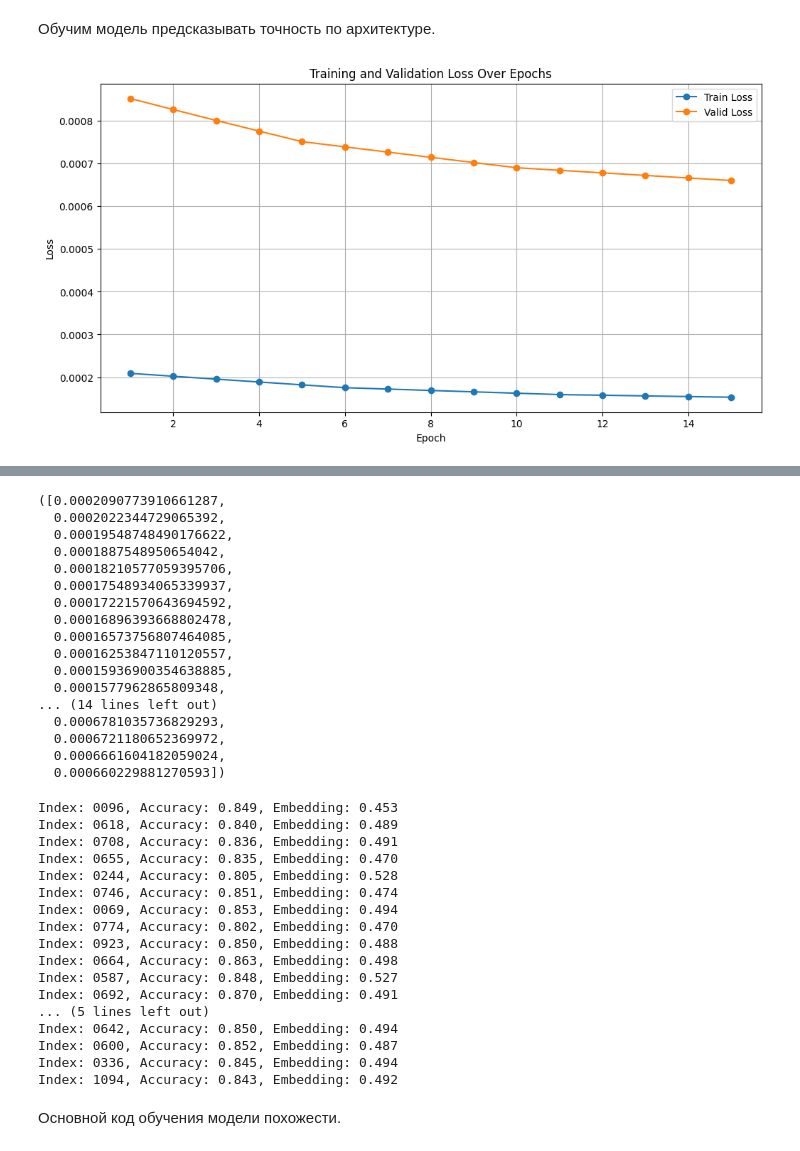
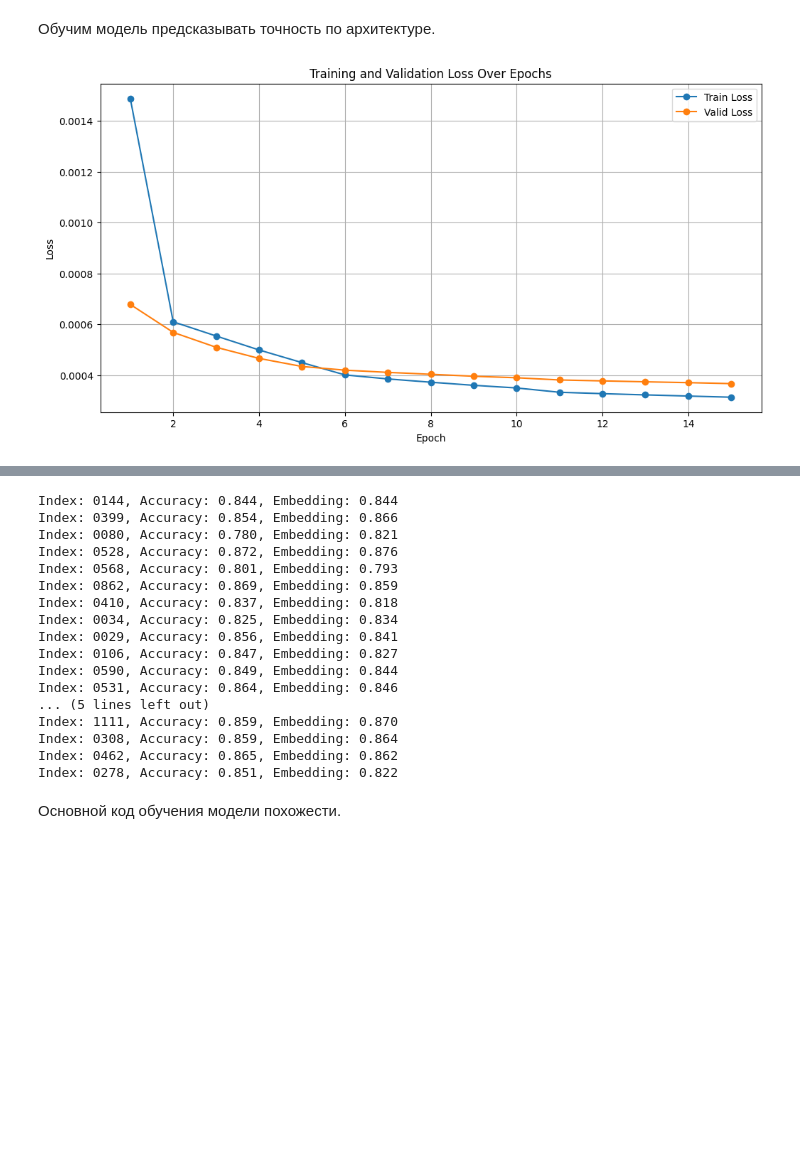
Before and after one commit to intsystems/predicator-function-for-neural-networks, a Jupyter notebook: code/gcn-training.ipynb, the cells around one changed output, grey strips where cells are left out. Cells and saved outputs as stored; diff of their text form; code cells hidden in the pictures; blank space fills up the shorter version.

```diff
--- a/code/gcn-training.ipynb
+++ b/code/gcn-training.ipynb
@@ -100,7 +100,7 @@ def load_json_from_directory(directory_path):
                         print(f"Error decoding JSON from file {file_path}: {e}")
     return json_data
 # %%
-models_dict = load_json_from_directory('third_dataset')
+models_dict = load_json_from_directory('second_dataset')
 # %% [markdown]
 Посмотрю как распределена точность моделей
 # %%
@@ -366,13 +366,13 @@ criterion = nn.MSELoss()
 # %%
 train_model_accuracy(
     model_accuracy,
     train_dataset,
     valid_dataset,
     optimizer,
     criterion,
     num_epochs,
     device="cpu",
-    developer_mode=True
+    developer_mode=False
 );
 # %% [output]
-[figure, old version]
+[figure, new version]
@@ -380,44 +380,27 @@ Epoch 15, Train Loss: 0.0002, Valid Loss: 0.0007, LR: 0.000013
-([0.0002090773910661287,
-  0.0002022344729065392,
-  0.00019548748490176622,
-  0.0001887548950654042,
-  0.00018210577059395706,
-  0.00017548934065339937,
-  0.00017221570643694592,
-  0.00016896393668802478,
-  0.00016573756807464085,
-  0.00016253847110120557,
-  0.00015936900354638885,
-  0.0001577962865809348,
-... (14 lines left out)
-  0.0006781035736829293,
-  0.0006721180652369972,
-  0.0006661604182059024,
-  0.000660229881270593])
 # %%
-embeddings = extract_embeddings(model_accuracy, valid_dataset, device="cpu")[0]
-for i, (adj, features, index, accuracy) in enumerate(valid_dataset):
+embeddings = extract_embeddings(model_accuracy, train_dataset, device="cpu")[0]
+for i, (adj, features, index, accuracy) in enumerate(train_dataset):
     print(f"Index: {index:04d}, Accuracy: {accuracy.item():.3f}, Embedding: {embeddings[i][0]:.3f}")
     if i >= 20:
         break
 # %% [output]
-Index: 0096, Accuracy: 0.849, Embedding: 0.453
-Index: 0618, Accuracy: 0.840, Embedding: 0.489
-Index: 0708, Accuracy: 0.836, Embedding: 0.491
-Index: 0655, Accuracy: 0.835, Embedding: 0.470
-Index: 0244, Accuracy: 0.805, Embedding: 0.528
-Index: 0746, Accuracy: 0.851, Embedding: 0.474
-Index: 0069, Accuracy: 0.853, Embedding: 0.494
-Index: 0774, Accuracy: 0.802, Embedding: 0.470
-Index: 0923, Accuracy: 0.850, Embedding: 0.488
-Index: 0664, Accuracy: 0.863, Embedding: 0.498
-Index: 0587, Accuracy: 0.848, Embedding: 0.527
-Index: 0692, Accuracy: 0.870, Embedding: 0.491
+Index: 0144, Accuracy: 0.844, Embedding: 0.844
+Index: 0399, Accuracy: 0.854, Embedding: 0.866
+Index: 0080, Accuracy: 0.780, Embedding: 0.821
+Index: 0528, Accuracy: 0.872, Embedding: 0.876
+Index: 0568, Accuracy: 0.801, Embedding: 0.793
+Index: 0862, Accuracy: 0.869, Embedding: 0.859
+Index: 0410, Accuracy: 0.837, Embedding: 0.818
+Index: 0034, Accuracy: 0.825, Embedding: 0.834
+Index: 0029, Accuracy: 0.856, Embedding: 0.841
+Index: 0106, Accuracy: 0.847, Embedding: 0.827
+Index: 0590, Accuracy: 0.849, Embedding: 0.844
+Index: 0531, Accuracy: 0.864, Embedding: 0.846
 ... (5 lines left out)
-Index: 0642, Accuracy: 0.850, Embedding: 0.494
-Index: 0600, Accuracy: 0.852, Embedding: 0.487
-Index: 0336, Accuracy: 0.845, Embedding: 0.494
-Index: 1094, Accuracy: 0.843, Embedding: 0.492
+Index: 1111, Accuracy: 0.859, Embedding: 0.870
+Index: 0308, Accuracy: 0.859, Embedding: 0.864
+Index: 0462, Accuracy: 0.865, Embedding: 0.862
+Index: 0278, Accuracy: 0.851, Embedding: 0.822
 # %%
 input_dim = graphs_dataset[0][1].shape[1]
 hidden_dim = 256  # Размерность скрытого слоя
```
Also changed, not shown: parts of 11 cells of this notebook, 7 other files.
